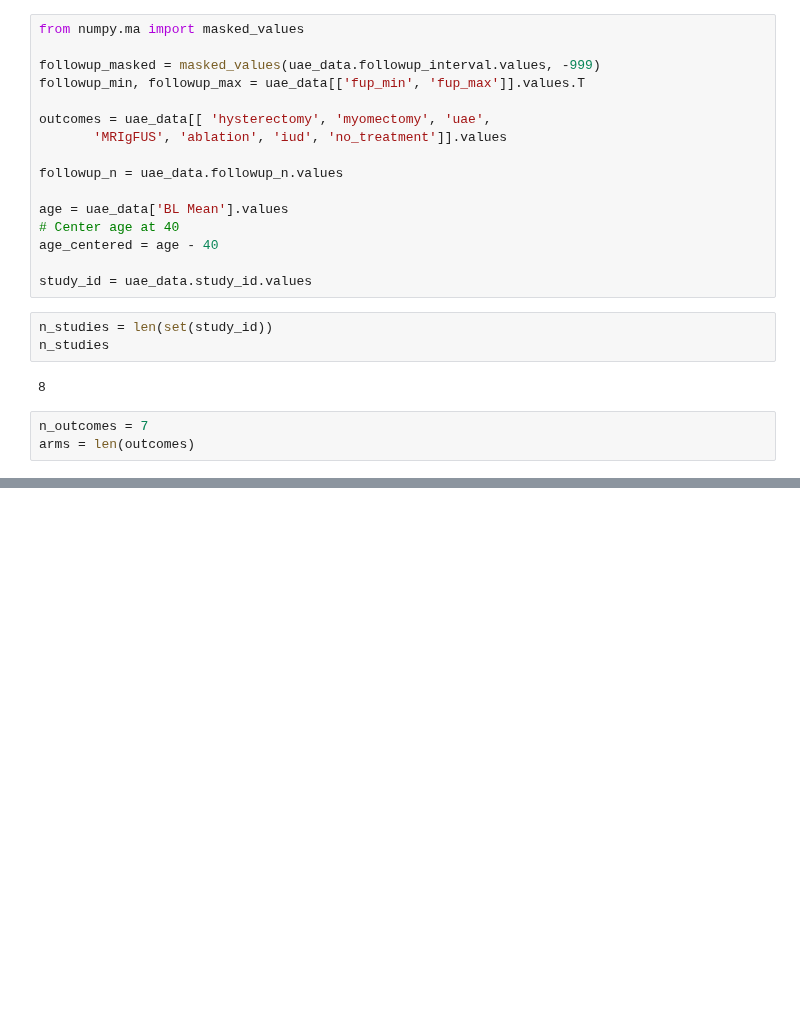
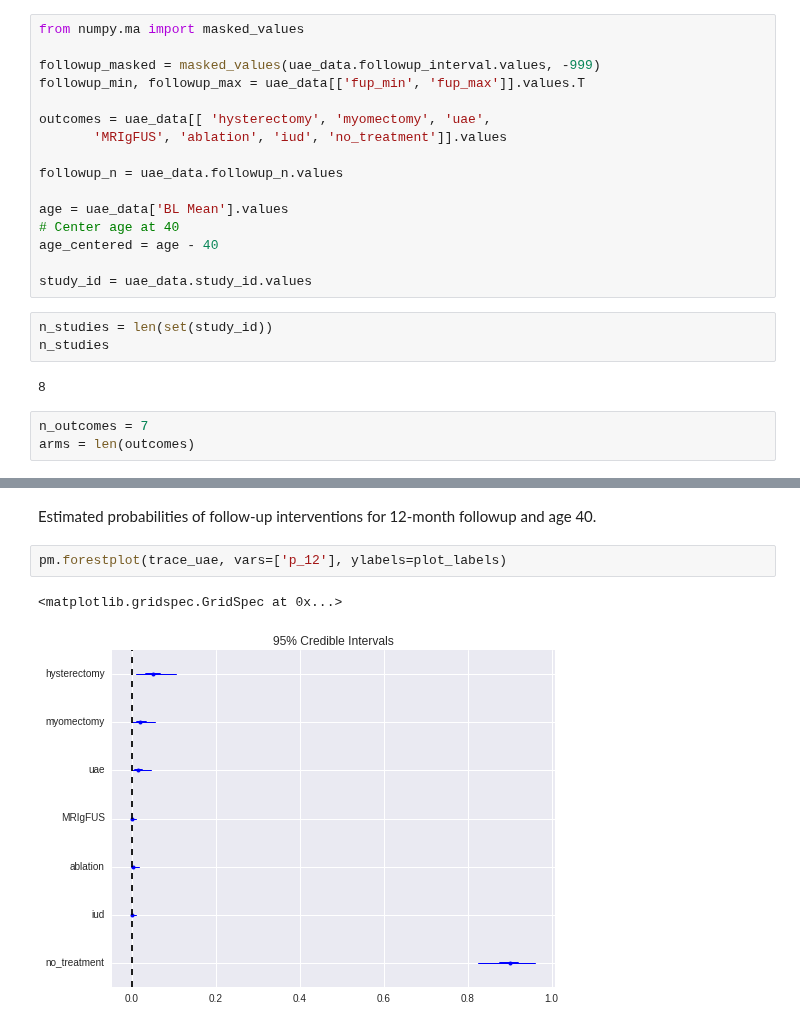
Before and after one commit to VanderbiltPopHealthSci/uterine_fibroids_MA, a Jupyter notebook: UF Interventions Meta-analysis.ipynb, the cells around one changed output, grey strips where cells are left out. Cells and saved outputs as stored; diff of their text form; blank space fills up the shorter version.

```diff
--- a/UF Interventions Meta-analysis.ipynb
+++ b/UF Interventions Meta-analysis.ipynb
@@ -401,0 +448,7 @@ trace_uae['p_6']
+# %% [markdown]
+Estimated probabilities of follow-up interventions for 12-month followup and age 40.
+# %%
+pm.forestplot(trace_uae, vars=['p_12'], ylabels=plot_labels)
+# %% [output]
+<matplotlib.gridspec.GridSpec at 0x...>
+[figure, added]
```
Also changed, not shown: parts of 17 cells of this notebook.
